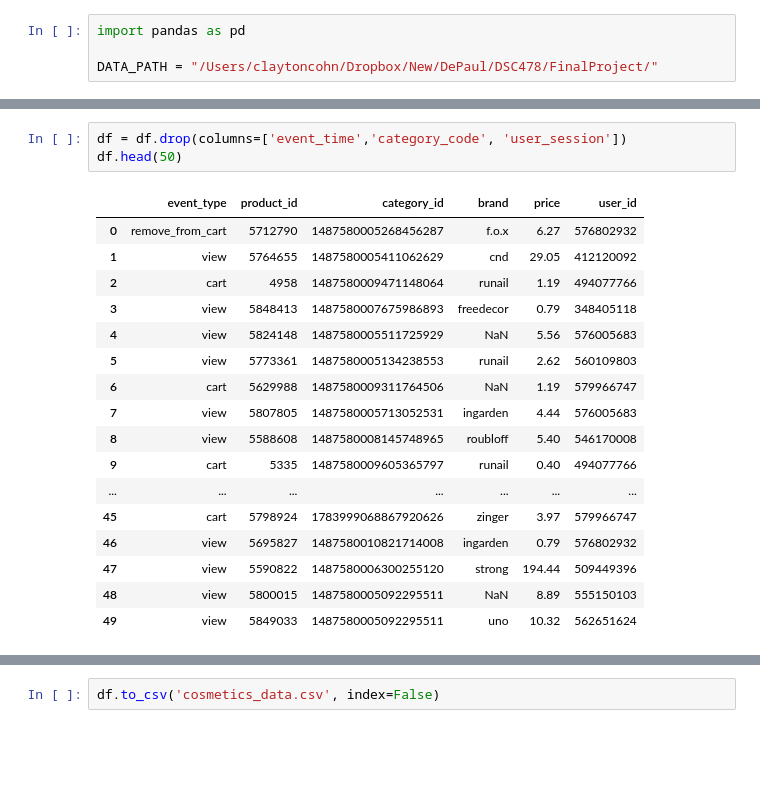
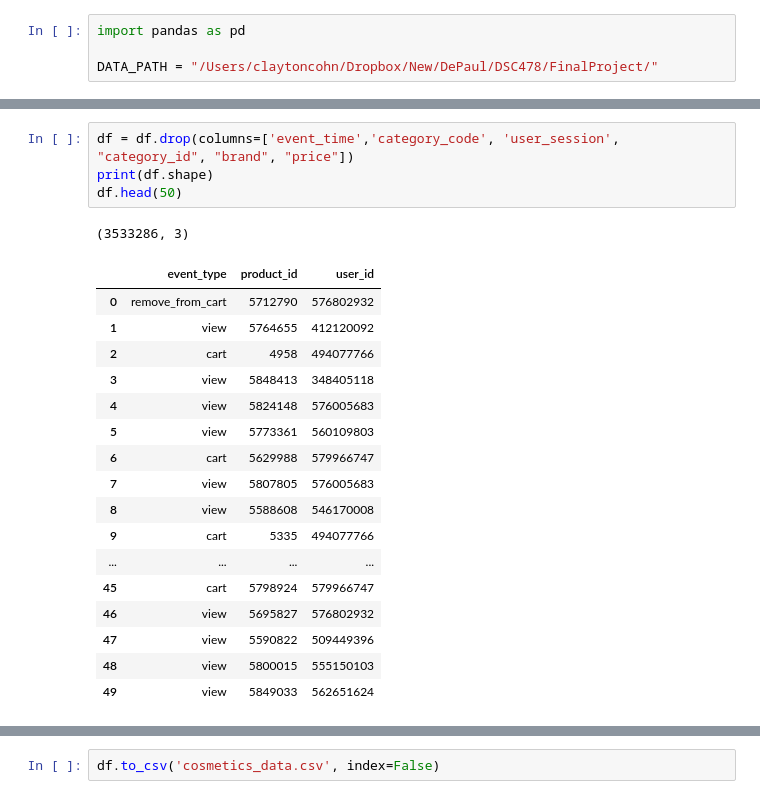
Before and after one commit to claytoncohn/DSC478, a Jupyter notebook: FinalProject/FinalProjectDataClean.ipynb, the cells around one changed output, grey strips where cells are left out. Saved outputs shown, nothing was run; the diff lists cells and outputs as text; blank space fills up the shorter version.

```diff
--- a/FinalProject/FinalProjectDataClean.ipynb
+++ b/FinalProject/FinalProjectDataClean.ipynb
@@ -18,26 +18,28 @@ df.head()
 | 3 | 2019-12-01 00:00:05 UTC | view | 5848413 | 1487580007675986893 | NaN | freedecor | 0.79 | 348405118 | ... |
 | 4 | 2019-12-01 00:00:07 UTC | view | 5824148 | 1487580005511725929 | NaN | NaN | 5.56 | 576005683 | ... |
 # %%
-df = df.drop(columns=['event_time','category_code', 'user_session'])
+df = df.drop(columns=['event_time','category_code', 'user_session', "category_id", "brand", "price"])
+print(df.shape)
 df.head(50)
 # %% [output]
+(3533286, 3)
-|  | event_type | product_id | category_id | brand | price | user_id |
-| 0 | remove_from_cart | 5712790 | 1487580005268456287 | f.o.x | 6.27 | 576802932 |
-| 1 | view | 5764655 | 1487580005411062629 | cnd | 29.05 | 412120092 |
-| 2 | cart | 4958 | 1487580009471148064 | runail | 1.19 | 494077766 |
-| 3 | view | 5848413 | 1487580007675986893 | freedecor | 0.79 | 348405118 |
-| 4 | view | 5824148 | 1487580005511725929 | NaN | 5.56 | 576005683 |
-| 5 | view | 5773361 | 1487580005134238553 | runail | 2.62 | 560109803 |
-| 6 | cart | 5629988 | 1487580009311764506 | NaN | 1.19 | 579966747 |
-| 7 | view | 5807805 | 1487580005713052531 | ingarden | 4.44 | 576005683 |
-| 8 | view | 5588608 | 1487580008145748965 | roubloff | 5.40 | 546170008 |
-| 9 | cart | 5335 | 1487580009605365797 | runail | 0.40 | 494077766 |
-| ... | ... | ... | ... | ... | ... | ... |
-| 45 | cart | 5798924 | 1783999068867920626 | zinger | 3.97 | 579966747 |
-| 46 | view | 5695827 | 1487580010821714008 | ingarden | 0.79 | 576802932 |
-| 47 | view | 5590822 | 1487580006300255120 | strong | 194.44 | 509449396 |
-| 48 | view | 5800015 | 1487580005092295511 | NaN | 8.89 | 555150103 |
-| 49 | view | 5849033 | 1487580005092295511 | uno | 10.32 | 562651624 |
+|  | event_type | product_id | user_id |
+| 0 | remove_from_cart | 5712790 | 576802932 |
+| 1 | view | 5764655 | 412120092 |
+| 2 | cart | 4958 | 494077766 |
+| 3 | view | 5848413 | 348405118 |
+| 4 | view | 5824148 | 576005683 |
+| 5 | view | 5773361 | 560109803 |
+| 6 | cart | 5629988 | 579966747 |
+| 7 | view | 5807805 | 576005683 |
+| 8 | view | 5588608 | 546170008 |
+| 9 | cart | 5335 | 494077766 |
+| ... | ... | ... | ... |
+| 45 | cart | 5798924 | 579966747 |
+| 46 | view | 5695827 | 576802932 |
+| 47 | view | 5590822 | 509449396 |
+| 48 | view | 5800015 | 555150103 |
+| 49 | view | 5849033 | 562651624 |
 # %%
 df.dropna(how='any', inplace=True)  # set inplace parameter
 print(df.shape)
```
Also changed, not shown: parts of 19 cells of this notebook, 2 other files.
